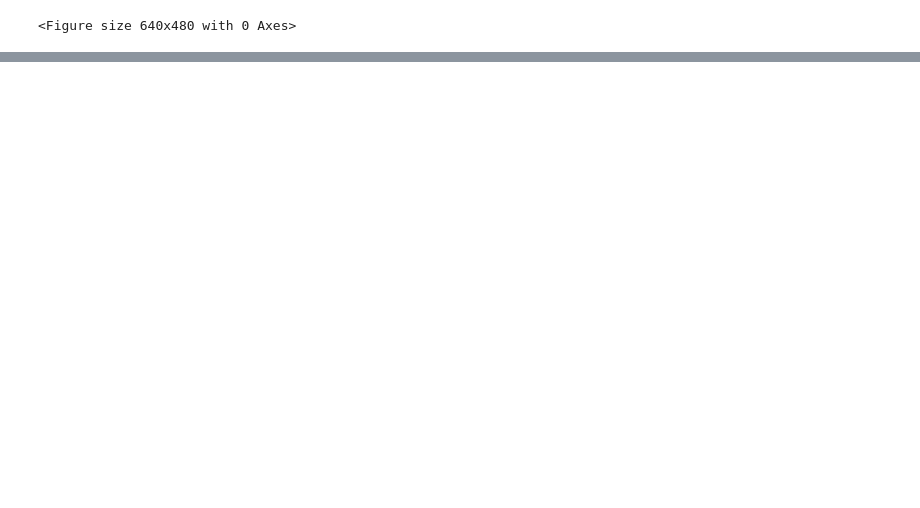
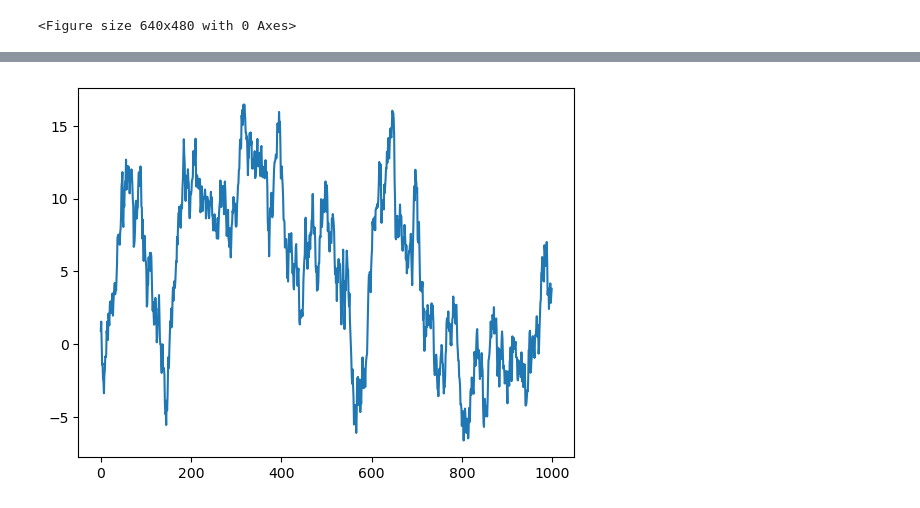
Before and after one commit to Ryo-book/The-first-project, a Jupyter notebook: Introduction matplotlib/P297.ipynb, the cells around one changed output, grey strips where cells are left out. Cells and saved outputs as stored; diff of their text form; code cells hidden in the pictures; blank space fills up the shorter version.

```diff
--- a/Introduction matplotlib/P297.ipynb
+++ b/Introduction matplotlib/P297.ipynb
@@ -81,0 +115,5 @@ plt.show()
+# %%
+fig, ax = plt.subplots()
+ax.plot(np.random.standard_normal(1000).cumsum());
+# %% [output]
+[figure, added]
```
Also changed, not shown: parts of 30 cells of this notebook.
